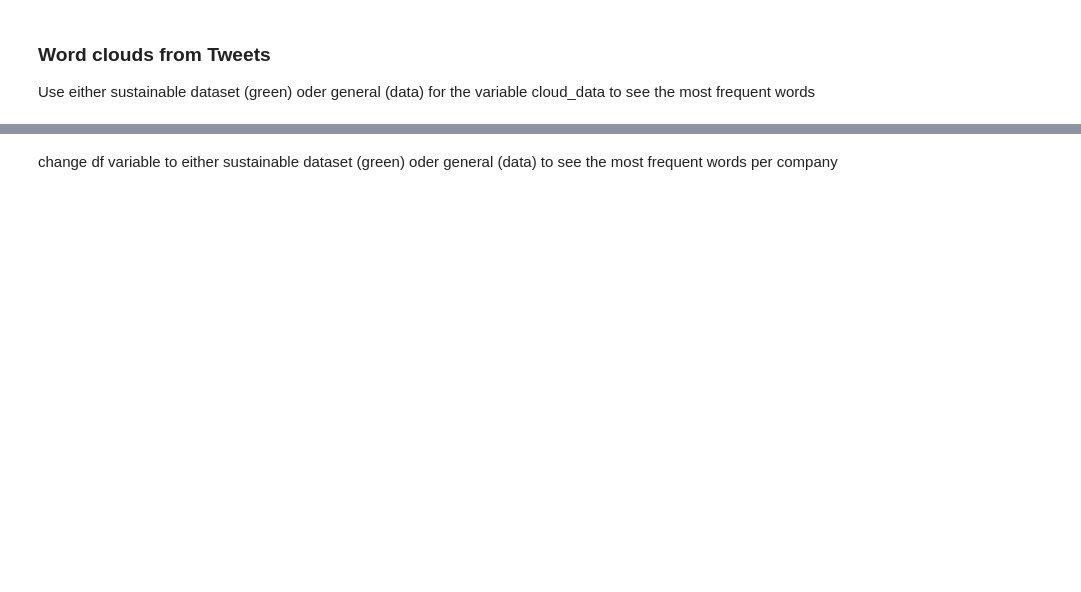
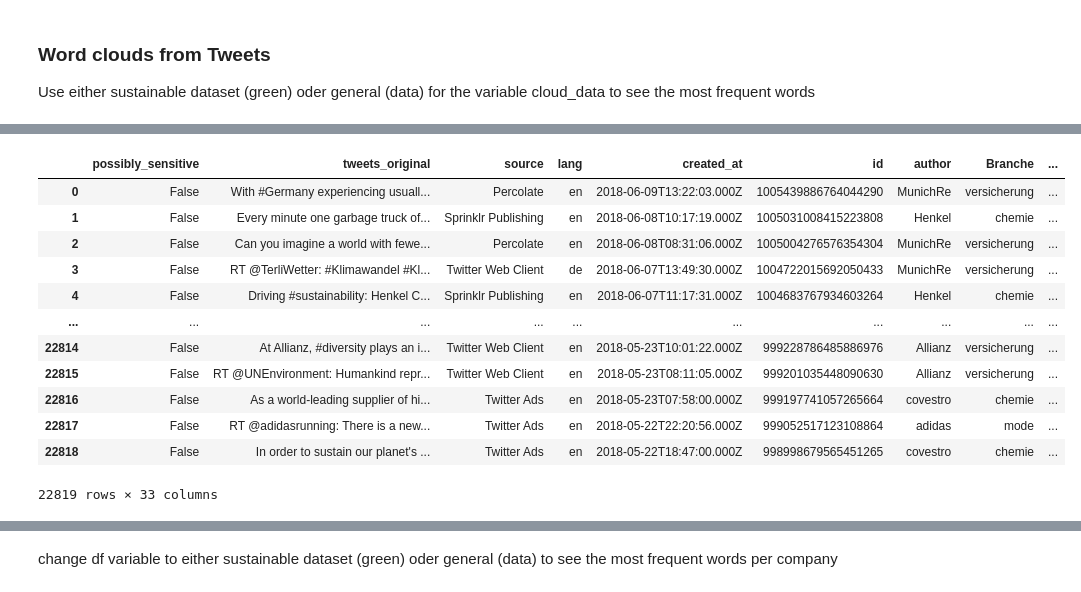
Before and after one commit to thea-kramer/greenwashing-detection, a Jupyter notebook: 6_TwitterWordDistributions.ipynb, the cells around one changed output, grey strips where cells are left out. Cells and saved outputs as stored; diff of their text form; code cells hidden in the pictures; blank space fills up the shorter version.

```diff
--- a/6_TwitterWordDistributions.ipynb
+++ b/6_TwitterWordDistributions.ipynb
@@ -19 +55,19 @@ Use either sustainable dataset (green) oder general (data) for the variable clou
+# %%
+df['hashtag_wordcloud'] = df['hashtag_wordcloud'].astype(str).apply(lambda x: " ".join(eval(x)))
+df['user_mentions_wordcloud'] = df['user_mentions_wordcloud'].astype(str).apply(lambda x: " ".join(eval(x)))
+df
+# %% [output]
+|  | possibly_sensitive | tweets_original | source | lang | created_at | id | author | Branche | ... |
+| 0 | False | With #Germany experiencing usuall... | Percolate | en | 2018-06-09T13:22:03.000Z | 1005439886764044290 | MunichRe | versicherung | ... |
+| 1 | False | Every minute one garbage truck of... | Sprinklr Publishing | en | 2018-06-08T10:17:19.000Z | 1005031008415223808 | Henkel | chemie | ... |
+| 2 | False | Can you imagine a world with fewe... | Percolate | en | 2018-06-08T08:31:06.000Z | 1005004276576354304 | MunichRe | versicherung | ... |
+| 3 | False | RT @TerliWetter: #Klimawandel #Kl... | Twitter Web Client | de | 2018-06-07T13:49:30.000Z | 1004722015692050433 | MunichRe | versicherung | ... |
+| 4 | False | Driving #sustainability: Henkel C... | Sprinklr Publishing | en | 2018-06-07T11:17:31.000Z | 1004683767934603264 | Henkel | chemie | ... |
+| ... | ... | ... | ... | ... | ... | ... | ... | ... | ... |
+| 22814 | False | At Allianz, #diversity plays an i... | Twitter Web Client | en | 2018-05-23T10:01:22.000Z | 999228786485886976 | Allianz | versicherung | ... |
+| 22815 | False | RT @UNEnvironment: Humankind repr... | Twitter Web Client | en | 2018-05-23T08:11:05.000Z | 999201035448090630 | Allianz | versicherung | ... |
+| 22816 | False | As a world-leading supplier of hi... | Twitter Ads | en | 2018-05-23T07:58:00.000Z | 999197741057265664 | covestro | chemie | ... |
+| 22817 | False | RT @adidasrunning: There is a new... | Twitter Ads | en | 2018-05-22T22:20:56.000Z | 999052517123108864 | adidas | mode | ... |
+| 22818 | False | In order to sustain our planet's ... | Twitter Ads | en | 2018-05-22T18:47:00.000Z | 998998679565451265 | covestro | chemie | ... |
+22819 rows × 33 columns
 # %%
```
Also changed, not shown: parts of 5 cells of this notebook, 2 other files.
